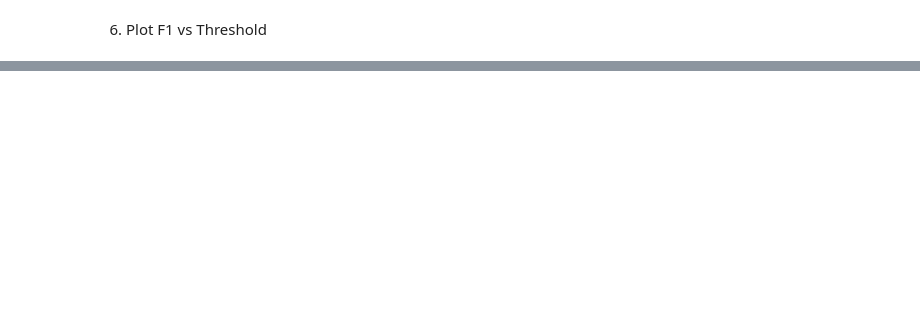
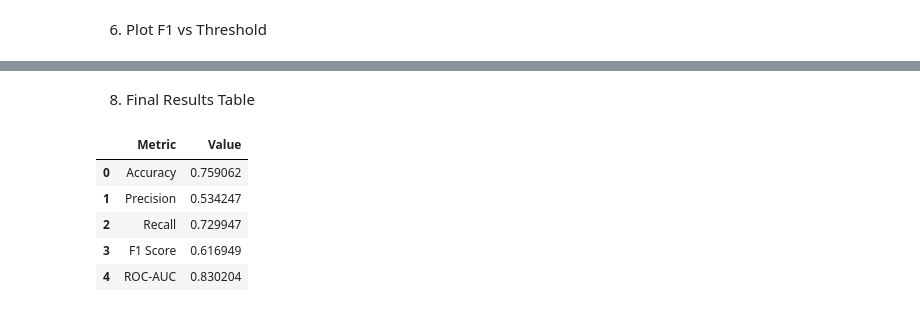
Before and after one commit to vk62945/Customer-Churn-Prediction-ANN, a Jupyter notebook: notebooks/06_Model_Optimization.ipynb, the cells around one changed output, grey strips where cells are left out. Drawn from its saved outputs; the diff is of its cells as text; code cells hidden in the pictures; blank space fills up the shorter version.

```diff
--- a/notebooks/06_Model_Optimization.ipynb
+++ b/notebooks/06_Model_Optimization.ipynb
@@ -947,0 +1104,30 @@ The final ANN model will use a **prediction threshold of 0.30** for deployment a
+# %% [markdown]
+8. Final Results Table
+# %%
+final_results = pd.DataFrame({
+
+    "Metric":[
+        "Accuracy",
+        "Precision",
+        "Recall",
+        "F1 Score",
+        "ROC-AUC"
+    ],
+
+    "Value":[
+        accuracy,
+        precision,
+        recall,
+        f1,
+        roc_auc
+    ]
+})
+
+final_results
+# %% [output]
+|  | Metric | Value |
+| 0 | Accuracy | 0.759062 |
+| 1 | Precision | 0.534247 |
+| 2 | Recall | 0.729947 |
+| 3 | F1 Score | 0.616949 |
+| 4 | ROC-AUC | 0.830204 |
```
Also changed, not shown: parts of 45 cells of this notebook.
